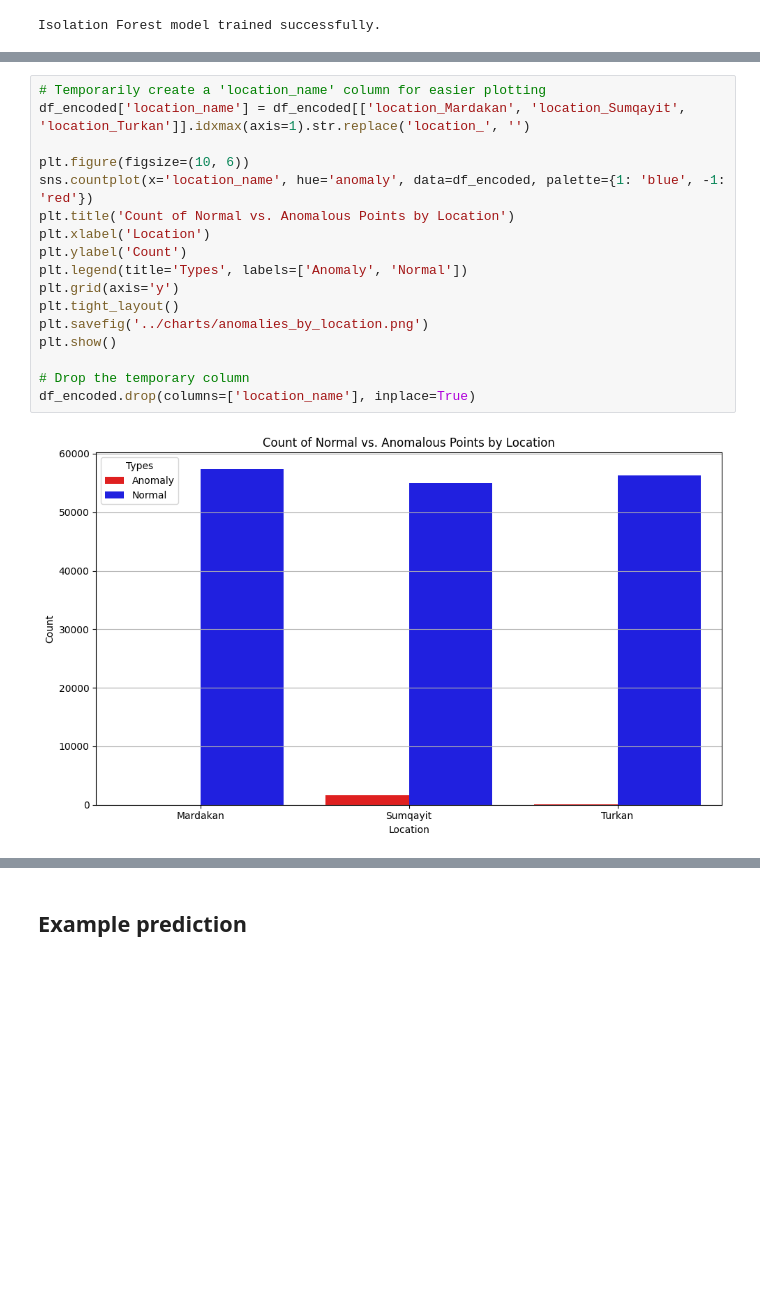
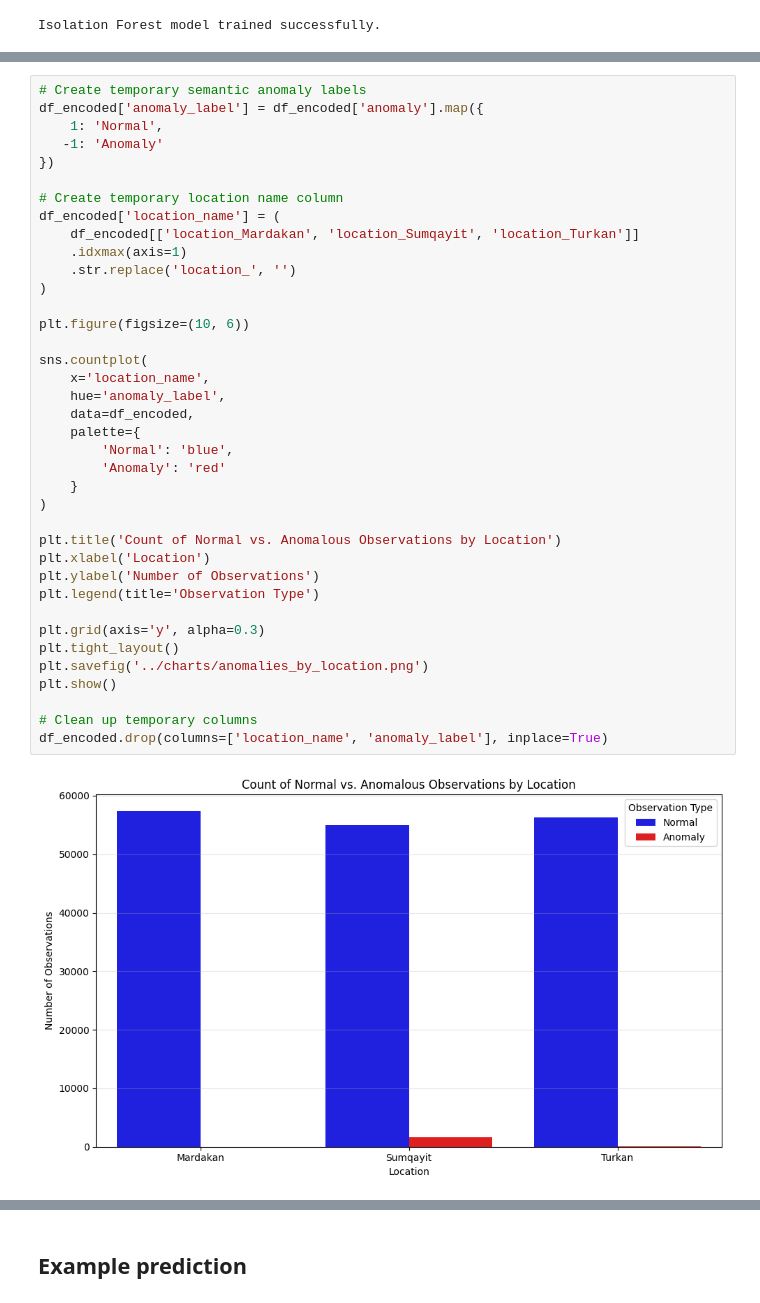
Before and after one commit to Ismat-Samadov/anomalies_in_gas_pipeline, a Jupyter notebook: notebooks/analyse.ipynb, the cells around one changed output, grey strips where cells are left out. Saved outputs shown, nothing was run; the diff lists cells and outputs as text; blank space fills up the shorter version.

```diff
--- a/notebooks/analyse.ipynb
+++ b/notebooks/analyse.ipynb
@@ -296,22 +311,43 @@ plt.show()
 # %%
-# Temporarily create a 'location_name' column for easier plotting
-df_encoded['location_name'] = df_encoded[['location_Mardakan', 'location_Sumqayit', 'location_Turkan']].idxmax(axis=1).str.replace('location_', '')
+# Create temporary semantic anomaly labels
+df_encoded['anomaly_label'] = df_encoded['anomaly'].map({
+    1: 'Normal',
+   -1: 'Anomaly'
+})
+
+# Create temporary location name column
+df_encoded['location_name'] = (
+    df_encoded[['location_Mardakan', 'location_Sumqayit', 'location_Turkan']]
+    .idxmax(axis=1)
+    .str.replace('location_', '')
+)
 
 plt.figure(figsize=(10, 6))
-sns.countplot(x='location_name', hue='anomaly', data=df_encoded, palette={1: 'blue', -1: 'red'})
-plt.title('Count of Normal vs. Anomalous Points by Location')
+
+sns.countplot(
+    x='location_name',
+    hue='anomaly_label',
+    data=df_encoded,
+    palette={
+        'Normal': 'blue',
+        'Anomaly': 'red'
+    }
+)
+
+plt.title('Count of Normal vs. Anomalous Observations by Location')
 plt.xlabel('Location')
-plt.ylabel('Count')
-plt.legend(title='Types', labels=['Anomaly', 'Normal'])
-plt.grid(axis='y')
+plt.ylabel('Number of Observations')
+plt.legend(title='Observation Type')
+
+plt.grid(axis='y', alpha=0.3)
 plt.tight_layout()
 plt.savefig('../charts/anomalies_by_location.png')
 plt.show()
 
-# Drop the temporary column
-df_encoded.drop(columns=['location_name'], inplace=True)
+# Clean up temporary columns
+df_encoded.drop(columns=['location_name', 'anomaly_label'], inplace=True)
 # %% [output]
-[figure, old version]
+[figure, new version]
 # %%
 plt.figure(figsize=(10, 6))
 
```
Also changed, not shown: parts of 5 cells of this notebook, 6 other files.
